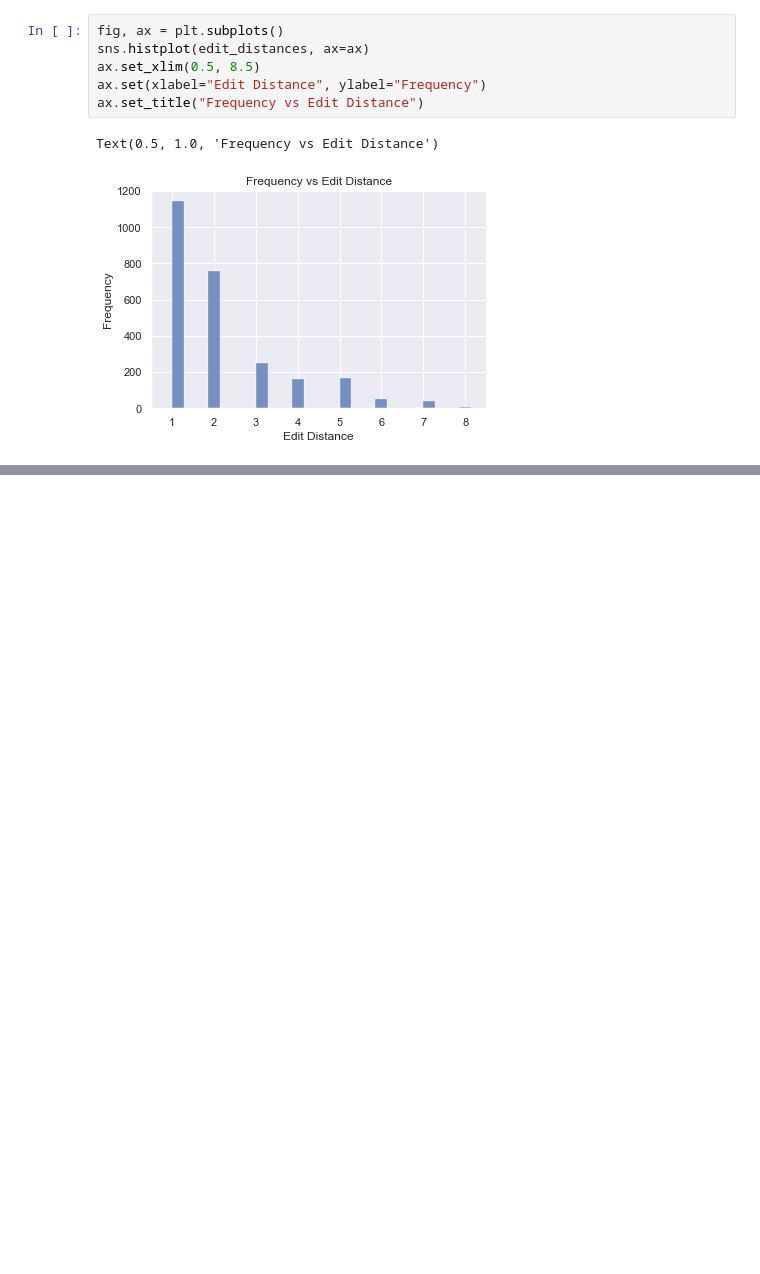
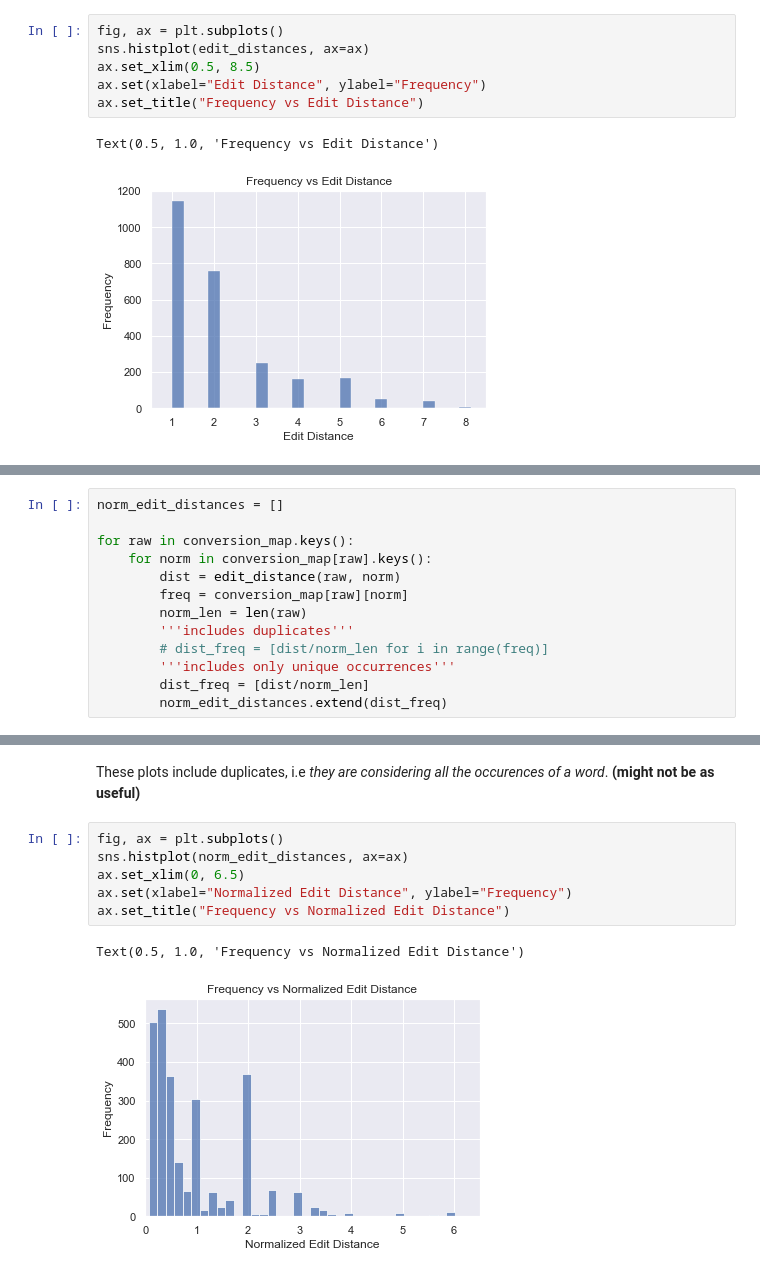
Before and after one commit to Sidx-sys/LexNorm-WNUT, a Jupyter notebook: data_analysis.ipynb, the cells around one changed output, grey strips where cells are left out. Saved outputs shown, nothing was run; the diff lists cells and outputs as text; blank space fills up the shorter version.

```diff
--- a/data_analysis.ipynb
+++ b/data_analysis.ipynb
@@ -251,0 +278,13 @@ Major edit distances occur in the maximum range till 5, with the heighest being
+# %%
+norm_edit_distances = []
+
+for raw in conversion_map.keys():
+    for norm in conversion_map[raw].keys():
+        dist = edit_distance(raw, norm)
+        freq = conversion_map[raw][norm]
+        norm_len = len(raw)
+        '''includes duplicates'''
+        # dist_freq = [dist/norm_len for i in range(freq)]
+        '''includes only unique occurrences'''
+        dist_freq = [dist/norm_len]
+        norm_edit_distances.extend(dist_freq)
@@ -251,0 +295,11 @@ Major edit distances occur in the maximum range till 5, with the heighest being
+# %% [markdown]
+These plots include duplicates, i.e *they are considering all the occurences of a word*. **(might not be as useful)**
+# %%
+fig, ax = plt.subplots()
+sns.histplot(norm_edit_distances, ax=ax)
+ax.set_xlim(0, 6.5)
+ax.set(xlabel="Normalized Edit Distance", ylabel="Frequency")
+ax.set_title("Frequency vs Normalized Edit Distance")
+# %% [output]
+Text(0.5, 1.0, 'Frequency vs Normalized Edit Distance')
+[figure, added]
```
Also changed, not shown: parts of 11 cells of this notebook.
